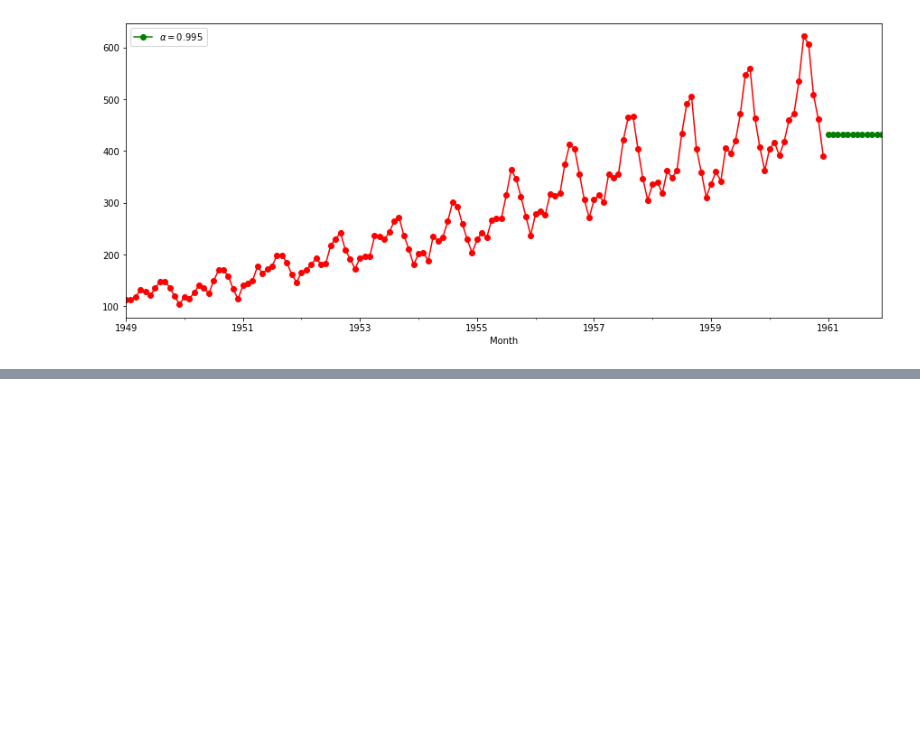
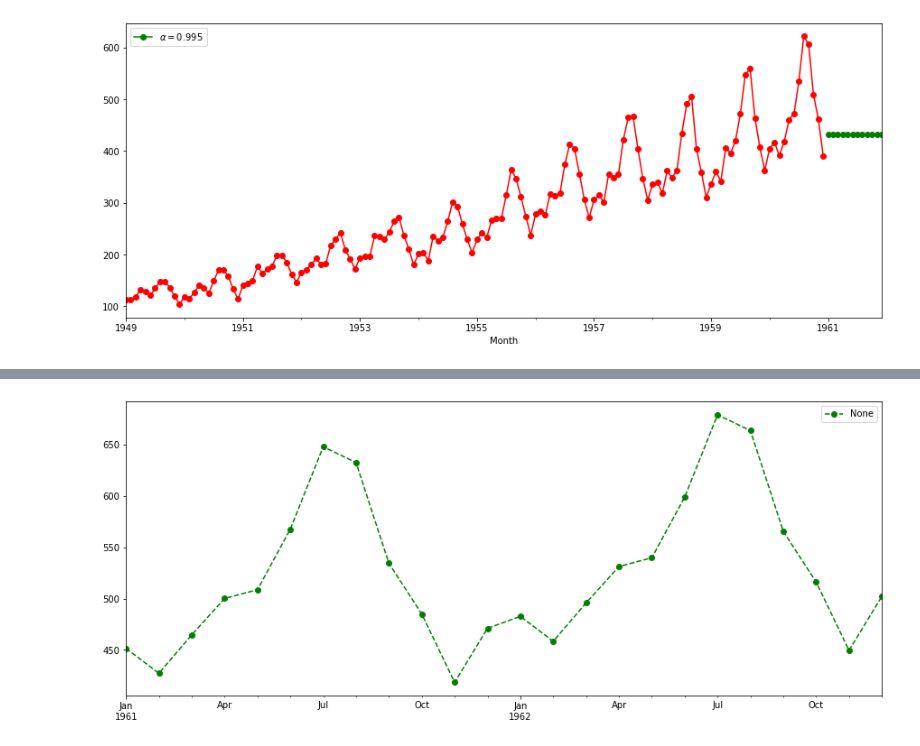
Before and after one commit to caiquemiranda/python-time-series-analysis, a Jupyter notebook: time-series-one/04-principios-previsão-series.ipynb, the cells around one changed output, grey strips where cells are left out. Saved outputs shown, nothing was run; the diff lists cells and outputs as text; code cells hidden in the pictures; blank space fills up the shorter version.

```diff
--- a/time-series-one/04-principios-previsão-series.ipynb
+++ b/time-series-one/04-principios-previsão-series.ipynb
@@ -134,0 +189,9 @@ fit3.fittedvalues.plot(marker='o', color='red');
+# %%
+# previsão do modelo 24M
+
+fit1.forecast(24).plot(style='--',
+                       marker='o',
+                       color='green',
+                       legend=True);
+# %% [output]
+[figure, added]
```
Also changed, not shown: parts of 33 cells of this notebook.
